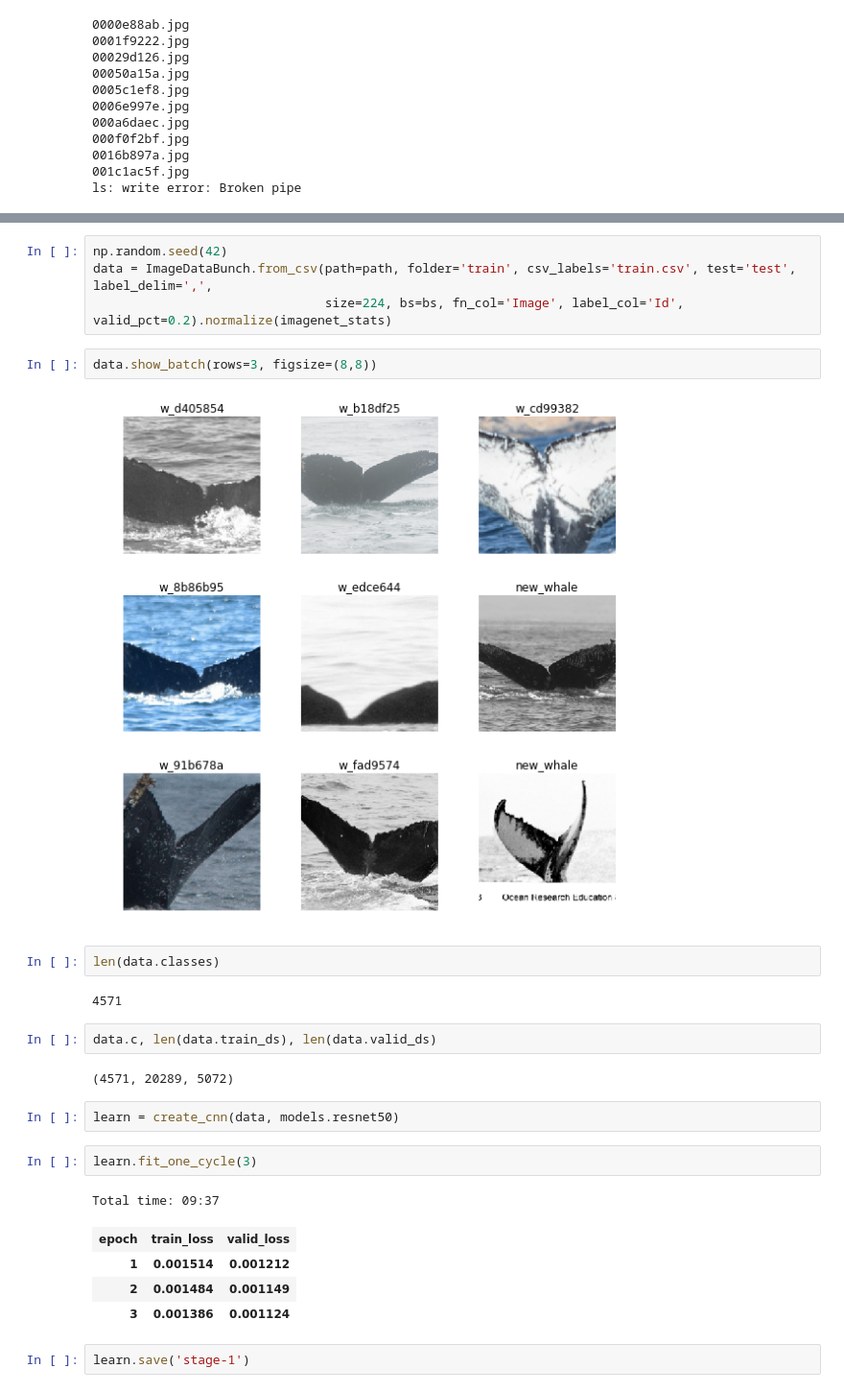
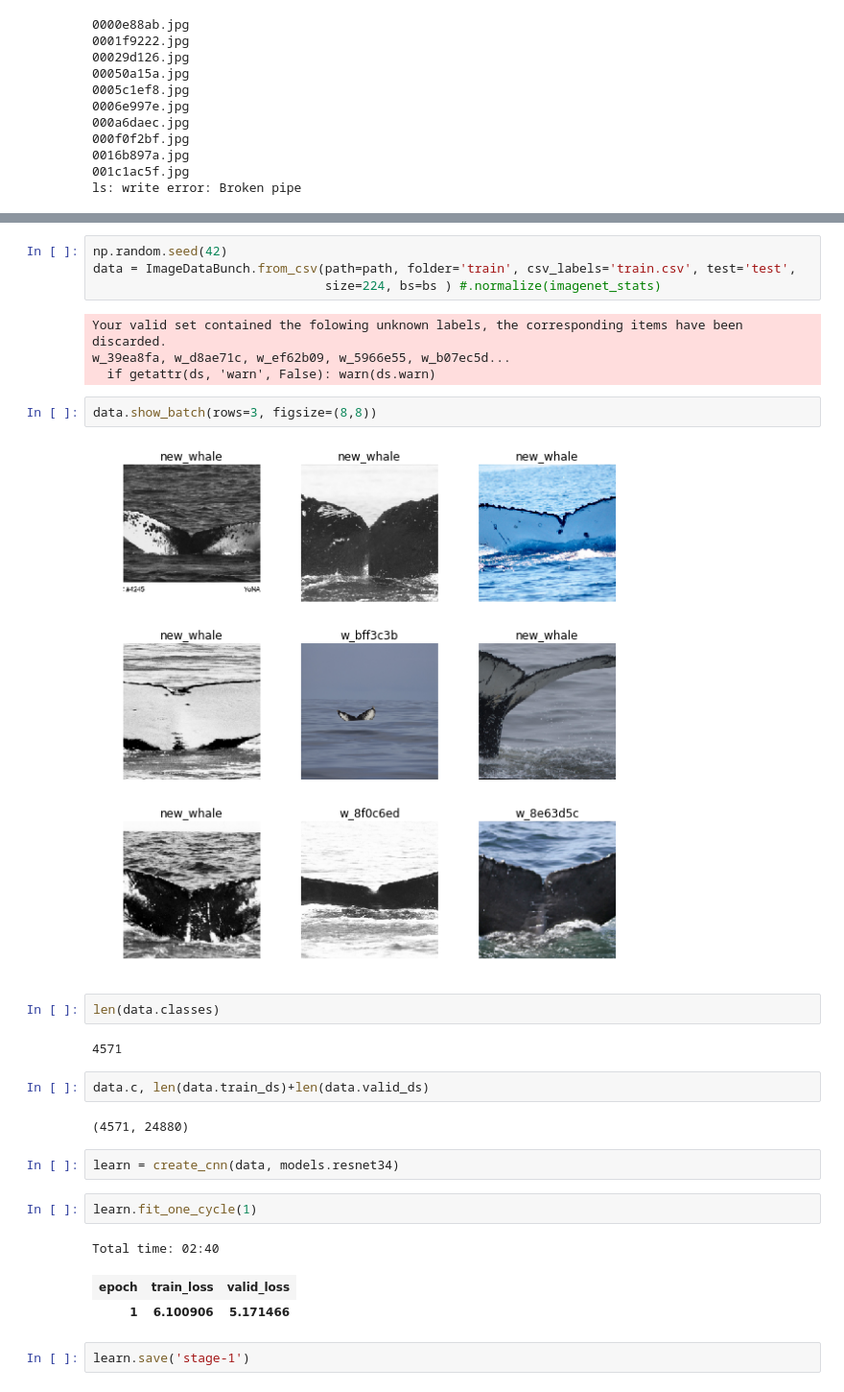
Before and after one commit to sq5rix/humpback, a Jupyter notebook: moby.ipynb, the cells around one changed output, grey strips where cells are left out. Shown at 96% size. Drawn from its saved outputs; the diff is of its cells as text.

```diff
--- a/moby.ipynb
+++ b/moby.ipynb
@@ -52,29 +76,31 @@ ls: write error: Broken pipe
 # %%
 np.random.seed(42)
-data = ImageDataBunch.from_csv(path=path, folder='train', csv_labels='train.csv', test='test', label_delim=',',
-                               size=224, bs=bs, fn_col='Image', label_col='Id', valid_pct=0.2).normalize(imagenet_stats)
+data = ImageDataBunch.from_csv(path=path, folder='train', csv_labels='train.csv', test='test',
+                               size=224, bs=bs ) #.normalize(imagenet_stats)
+# %% [output]
+Your valid set contained the folowing unknown labels, the corresponding items have been discarded.
+w_39ea8fa, w_d8ae71c, w_ef62b09, w_5966e55, w_b07ec5d...
+  if getattr(ds, 'warn', False): warn(ds.warn)
 # %%
 data.show_batch(rows=3, figsize=(8,8))
 # %% [output]
-[figure, old version]
+[figure, new version]
 # %%
 len(data.classes)
 # %% [output]
 4571
 # %%
-data.c, len(data.train_ds), len(data.valid_ds)
+data.c, len(data.train_ds)+len(data.valid_ds)
 # %% [output]
-(4571, 20289, 5072)
+(4571, 24880)
 # %%
-learn = create_cnn(data, models.resnet50)
+learn = create_cnn(data, models.resnet34)
 # %%
-learn.fit_one_cycle(3)
+learn.fit_one_cycle(1)
 # %% [output]
-Total time: 09:37
+Total time: 02:40
 | epoch | train_loss | valid_loss |
-| 1 | 0.001514 | 0.001212 |
-| 2 | 0.001484 | 0.001149 |
-| 3 | 0.001386 | 0.001124 |
+| 1 | 6.100906 | 5.171466 |
 # %%
 learn.save('stage-1')
 # %% [markdown]
```
Also changed, not shown: parts of 8 cells of this notebook.
